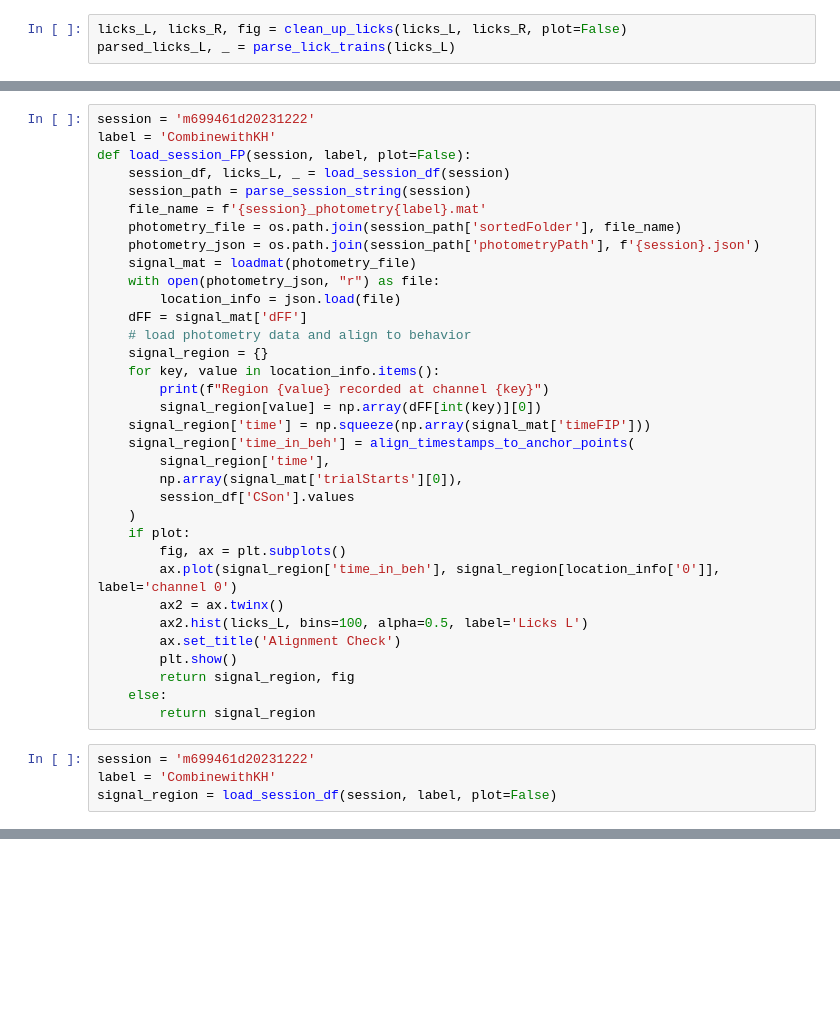
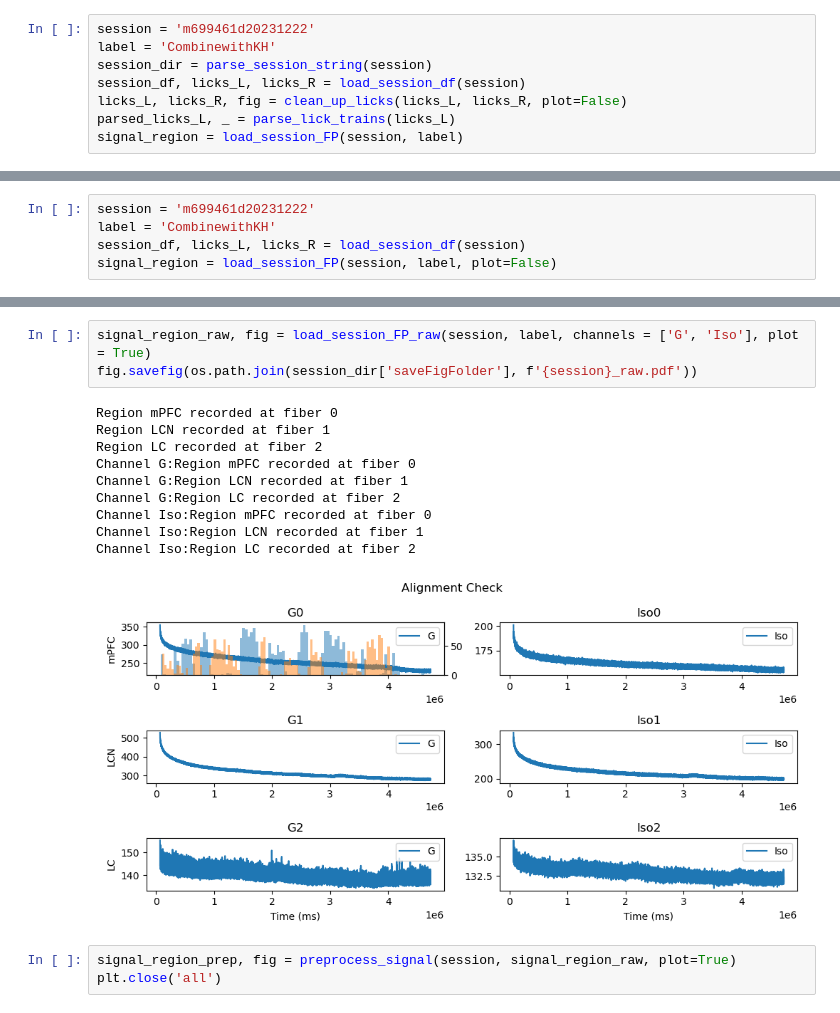
Before and after one commit to AllenNeuralDynamics/aind_su_etal_2022_conversion, a Jupyter notebook: notebooks/test.ipynb, the cells around one changed output, grey strips where cells are left out. Drawn from its saved outputs; the diff is of its cells as text; blank space fills up the shorter version.

Commit message:
Add preprocessing

```diff
--- a/notebooks/test.ipynb
+++ b/notebooks/test.ipynb
@@ -27,3 +30,8 @@ session_df, licks_L, licks_R = load_session_df('m699461d20231222')
 # %%
+session = 'm699461d20231222'
+label = 'CombinewithKH'
+session_dir = parse_session_string(session)
+session_df, licks_L, licks_R = load_session_df(session)
 licks_L, licks_R, fig = clean_up_licks(licks_L, licks_R, plot=False)
 parsed_licks_L, _ = parse_lick_trains(licks_L)
+signal_region = load_session_FP(session, label)
@@ -30,39 +42,6 @@ parsed_licks_L, _ = parse_lick_trains(licks_L)
-# %%
-session = 'm699461d20231222'
-label = 'CombinewithKH'
-def load_session_FP(session, label, plot=False):
-    session_df, licks_L, _ = load_session_df(session)
-    session_path = parse_session_string(session)
-    file_name = f'{session}_photometry{label}.mat'
-    photometry_file = os.path.join(session_path['sortedFolder'], file_name)
-    photometry_json = os.path.join(session_path['photometryPath'], f'{session}.json')
-    signal_mat = loadmat(photometry_file)
-    with open(photometry_json, "r") as file:
-        location_info = json.load(file)
-    dFF = signal_mat['dFF']
-    # load photometry data and align to behavior
-    signal_region = {}
-    for key, value in location_info.items():
-        print(f"Region {value} recorded at channel {key}")
-        signal_region[value] = np.array(dFF[int(key)][0])
-    signal_region['time'] = np.squeeze(np.array(signal_mat['timeFIP']))
-    signal_region['time_in_beh'] = align_timestamps_to_anchor_points(
-        signal_region['time'],
-        np.array(signal_mat['trialStarts'][0]),
-        session_df['CSon'].values
-    )
-    if plot:
-        fig, ax = plt.subplots()
-        ax.plot(signal_region['time_in_beh'], signal_region[location_info['0']], label='channel 0')
-        ax2 = ax.twinx()
-        ax2.hist(licks_L, bins=100, alpha=0.5, label='Licks L')
-        ax.set_title('Alignment Check')
-        plt.show()
-        return signal_region, fig
-    else:
-        return signal_region
 # %%
 session = 'm699461d20231222'
 label = 'CombinewithKH'
-signal_region = load_session_df(session, label, plot=False)
+session_df, licks_L, licks_R = load_session_df(session)
+signal_region = load_session_FP(session, label, plot=False)
 # %% [output]
@@ -69,0 +111,17 @@ TypeError: load_session_df() missing 1 required positional argument: 'label'
+# %%
+signal_region_raw, fig = load_session_FP_raw(session, label, channels = ['G', 'Iso'], plot = True)
+fig.savefig(os.path.join(session_dir['saveFigFolder'], f'{session}_raw.pdf'))
+# %% [output]
+Region mPFC recorded at fiber 0
+Region LCN recorded at fiber 1
+Region LC recorded at fiber 2
+Channel G:Region mPFC recorded at fiber 0
+Channel G:Region LCN recorded at fiber 1
+Channel G:Region LC recorded at fiber 2
+Channel Iso:Region mPFC recorded at fiber 0
+Channel Iso:Region LCN recorded at fiber 1
+Channel Iso:Region LC recorded at fiber 2
+[figure, added]
+# %%
+signal_region_prep, fig = preprocess_signal(session, signal_region_raw, plot=True)
+plt.close('all')
```
Also changed, not shown: parts of 5 cells of this notebook, 2 other files.
